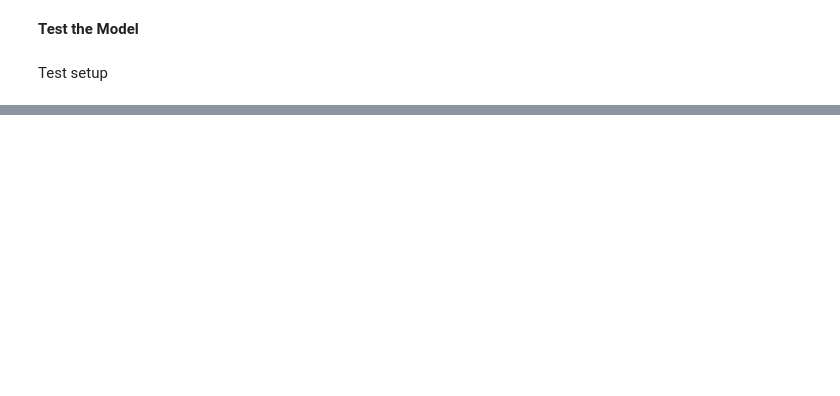
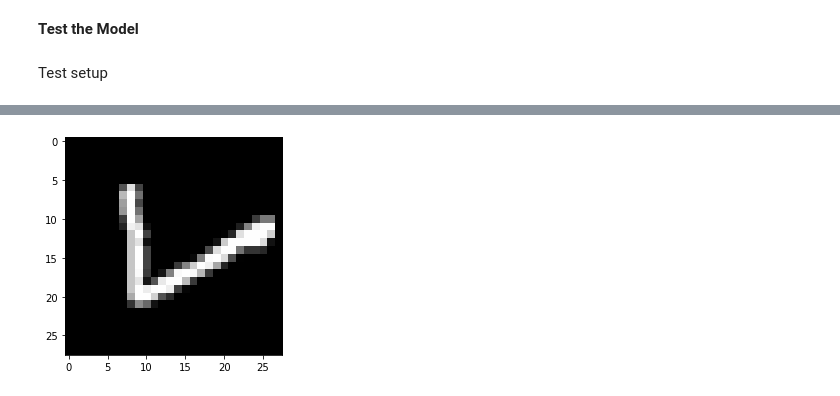
Before and after one commit to FabioArnez/Pytorch_Training, a Jupyter notebook: Pytorch Training Notebook.ipynb, the cells around one changed output, grey strips where cells are left out. Cells and saved outputs as stored; diff of their text form; code cells hidden in the pictures; blank space fills up the shorter version.

```diff
--- a/Pytorch Training Notebook.ipynb
+++ b/Pytorch Training Notebook.ipynb
@@ -499,0 +570,11 @@ Test Accuracy (Overall): 96% (9692/10000)
+# %%
+# Plot one sample of the batch
+imageTransposed = images[0].T
+
+img = np.array(imageTransposed, dtype='float')
+img = img.reshape((28, 28))
+
+plt.imshow(img, cmap='gray')
+plt.show()
+# %% [output]
+[figure, added]
```
Also changed, not shown: parts of 26 cells of this notebook.
